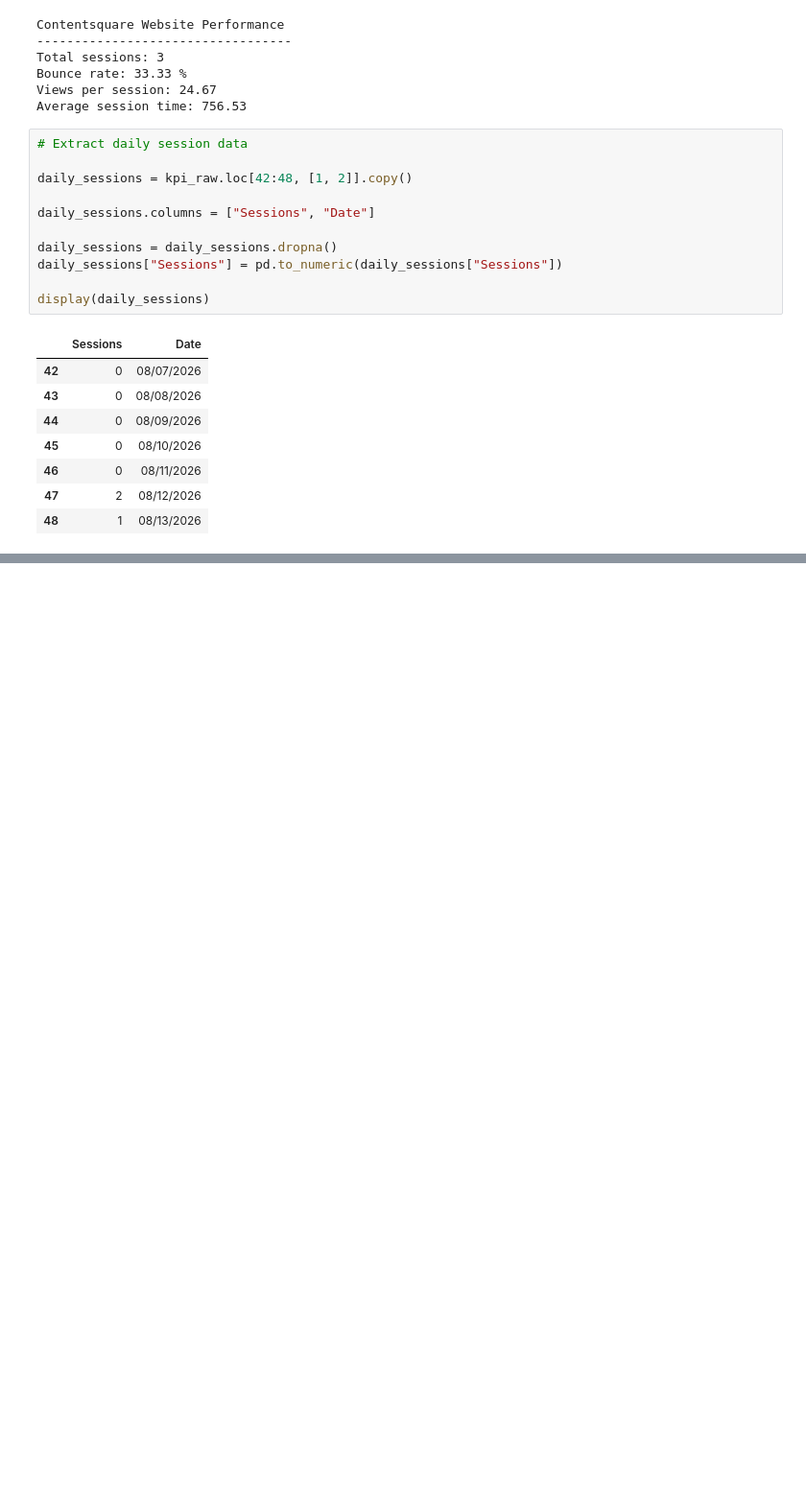
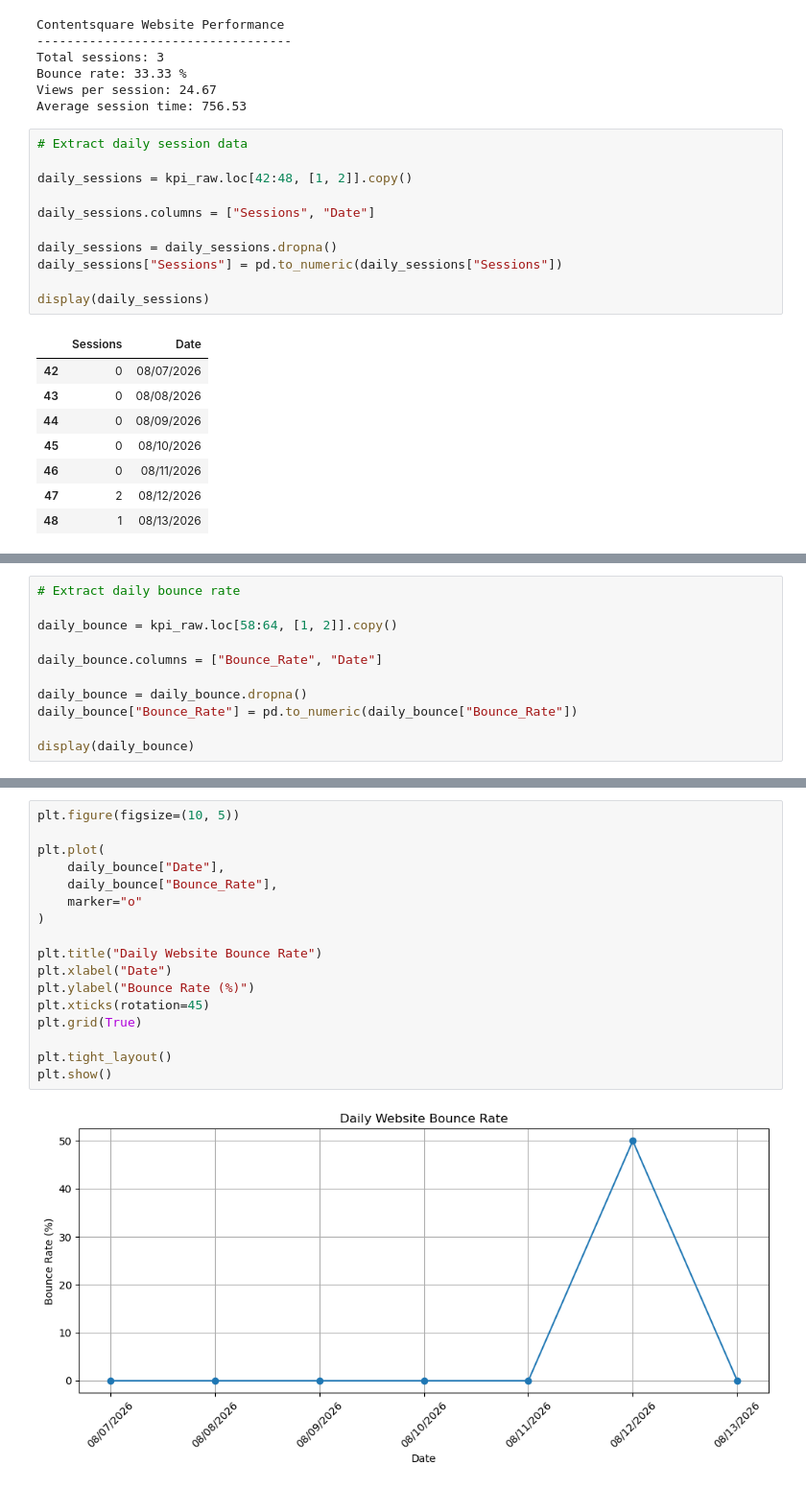
Before and after one commit to lomboto05-commits/contentsquare-website-analytics, a Jupyter notebook: ContentsquareAnalysis.ipynb, the cells around one changed output, grey strips where cells are left out. Shown at 96% size. Saved outputs shown, nothing was run; the diff lists cells and outputs as text; blank space fills up the shorter version.

```diff
--- a/ContentsquareAnalysis.ipynb
+++ b/ContentsquareAnalysis.ipynb
@@ -157,0 +177,11 @@ display(daily_sessions)
+# %%
+# Extract daily bounce rate
+
+daily_bounce = kpi_raw.loc[58:64, [1, 2]].copy()
+
+daily_bounce.columns = ["Bounce_Rate", "Date"]
+
+daily_bounce = daily_bounce.dropna()
+daily_bounce["Bounce_Rate"] = pd.to_numeric(daily_bounce["Bounce_Rate"])
+
+display(daily_bounce)
@@ -157,0 +197,19 @@ display(daily_sessions)
+# %%
+plt.figure(figsize=(10, 5))
+
+plt.plot(
+    daily_bounce["Date"],
+    daily_bounce["Bounce_Rate"],
+    marker="o"
+)
+
+plt.title("Daily Website Bounce Rate")
+plt.xlabel("Date")
+plt.ylabel("Bounce Rate (%)")
+plt.xticks(rotation=45)
+plt.grid(True)
+
+plt.tight_layout()
+plt.show()
+# %% [output]
+[figure, added]
```
Also changed, not shown: parts of 4 cells of this notebook.
